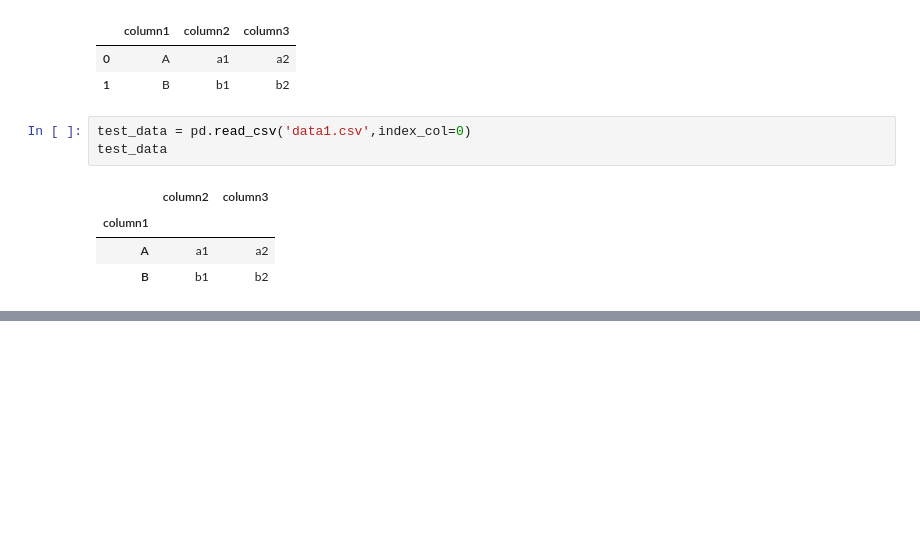
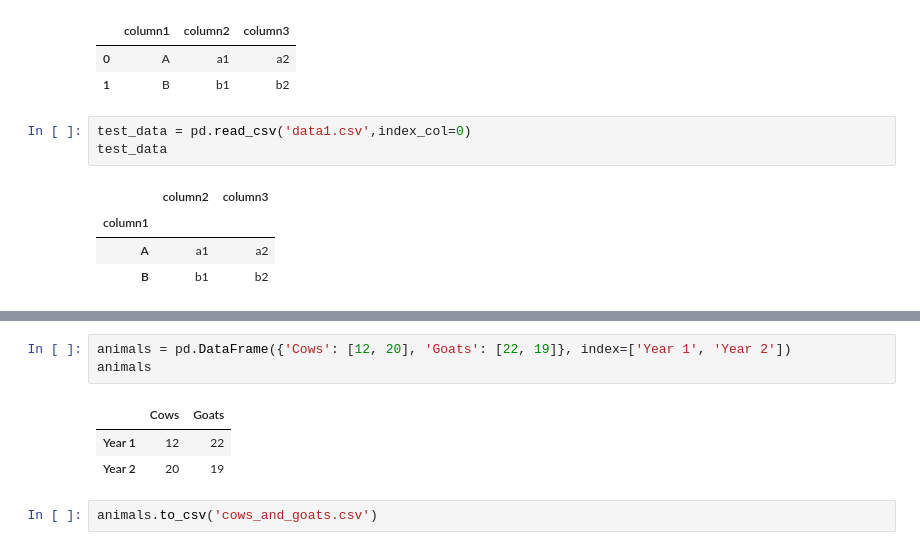
Before and after one commit to xkcao/Kaggle, a Jupyter notebook: Course-Pandas/course1.ipynb, the cells around one changed output, grey strips where cells are left out. Drawn from its saved outputs; the diff is of its cells as text; blank space fills up the shorter version.

```diff
--- a/Course-Pandas/course1.ipynb
+++ b/Course-Pandas/course1.ipynb
@@ -116,0 +137,9 @@ test_data
+# %%
+animals = pd.DataFrame({'Cows': [12, 20], 'Goats': [22, 19]}, index=['Year 1', 'Year 2'])
+animals
+# %% [output]
+|  | Cows | Goats |
+| Year 1 | 12 | 22 |
+| Year 2 | 20 | 19 |
+# %%
+animals.to_csv('cows_and_goats.csv')
```
Also changed, not shown: parts of 1 cell of this notebook, 1 other file.
